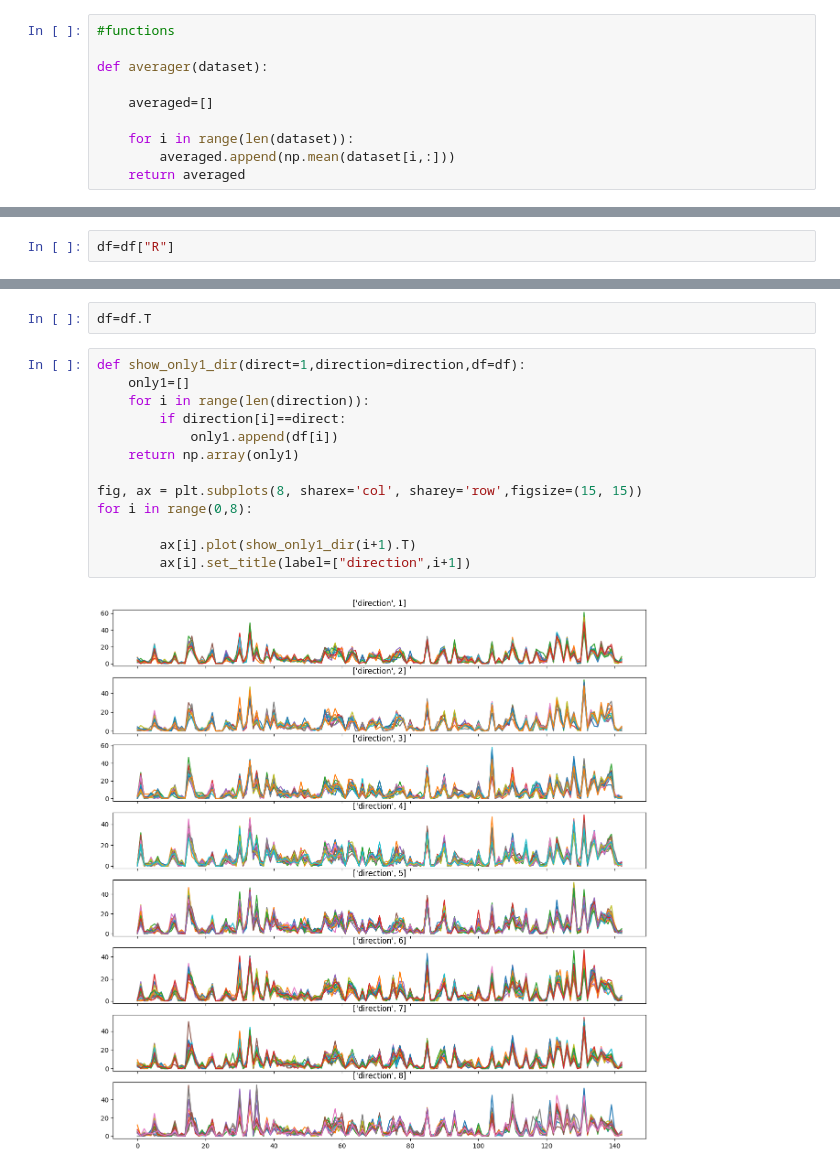
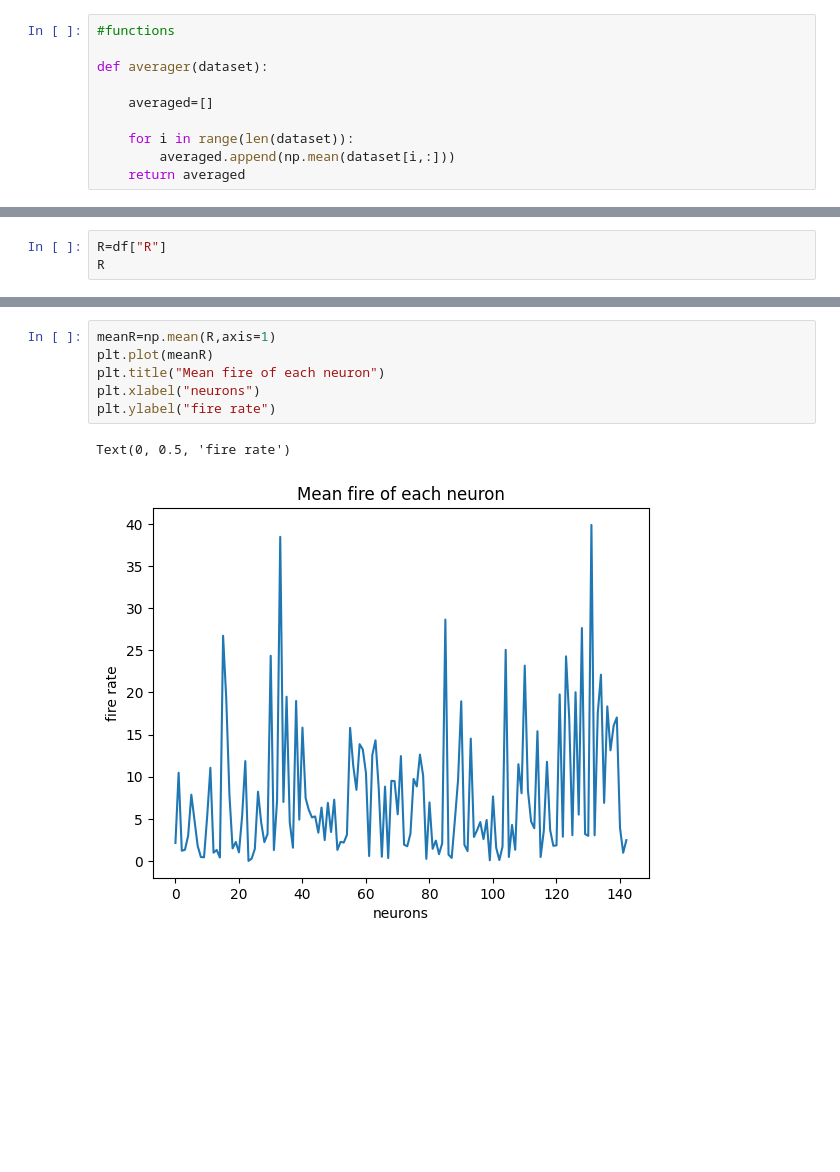
Before and after one commit to CONECT-INT/2023_CENTURI-SummerSchool, a Jupyter notebook: datasets/dataset1_reaching-task/Dataset_1_Giannis.ipynb, the cells around one changed output, grey strips where cells are left out. Drawn from its saved outputs; the diff is of its cells as text; blank space fills up the shorter version.

```diff
--- a/datasets/dataset1_reaching-task/Dataset_1_Giannis.ipynb
+++ b/datasets/dataset1_reaching-task/Dataset_1_Giannis.ipynb
@@ -57,4 +37,5 @@ array([[3],
        [1],
        [8]], dtype=uint8)
 # %%
-df=df["R"]
+R=df["R"]
+R
@@ -96,17 +77,9 @@ print(len(df[0]))
-# %%
-df=df.T
 # %%
-def show_only1_dir(direct=1,direction=direction,df=df):
-    only1=[]
-    for i in range(len(direction)):
-        if direction[i]==direct:
-            only1.append(df[i])
-    return np.array(only1)
-
-fig, ax = plt.subplots(8, sharex='col', sharey='row',figsize=(15, 15))
-for i in range(0,8):
-
-        ax[i].plot(show_only1_dir(i+1).T)
-        ax[i].set_title(label=["direction",i+1])
+meanR=np.mean(R,axis=1)
+plt.plot(meanR)
+plt.title("Mean fire of each neuron")
+plt.xlabel("neurons")
+plt.ylabel("fire rate")
 # %% [output]
+Text(0, 0.5, 'fire rate')
-[figure, old version]
+[figure, new version]
```
Also changed, not shown: parts of 27 cells of this notebook.
